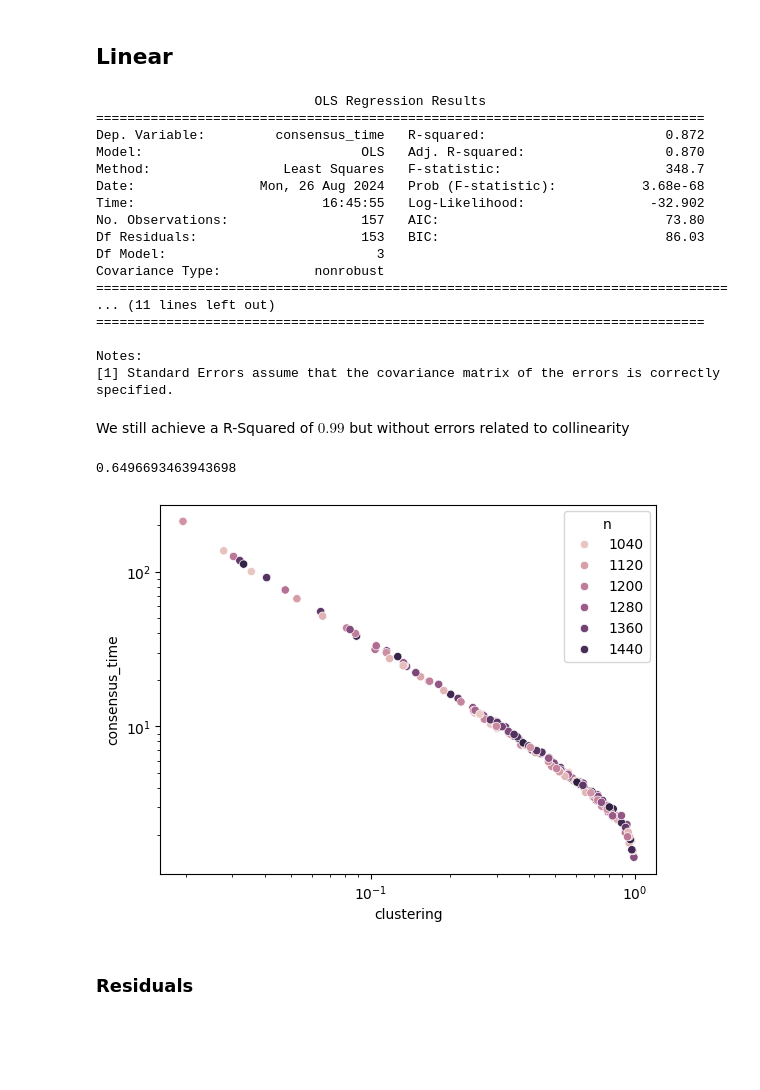
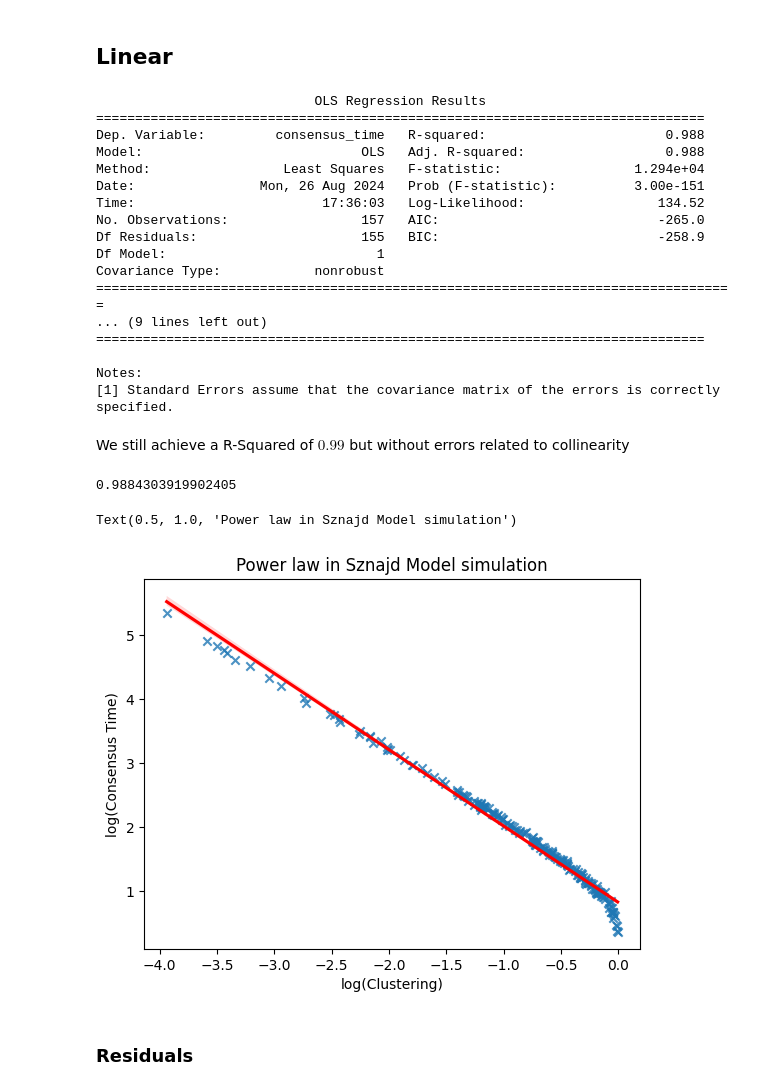
Before and after one commit to vitorfrois/SznajdNetworks, a Jupyter notebook: src/notebooks/2_regression_analysis.ipynb, the cells around one changed output. Saved outputs shown, nothing was run; the diff lists cells and outputs as text; code cells hidden in the pictures; blank space fills up the shorter version.

Commit message:
added regression power law lines

```diff
--- a/src/notebooks/2_regression_analysis.ipynb
+++ b/src/notebooks/2_regression_analysis.ipynb
@@ -92,7 +90,7 @@ X_test[FEATURES] = scaler.transform(X_test[FEATURES])
 ## Linear
 # %%
 mod = sm.OLS(
-    endog=np.log1p(y_train),
+    endog=np.log(y_train),
     exog=sm.add_constant(X_train[FEATURES]),
 )
 res = mod.fit()
@@ -100,17 +98,17 @@ print(res.summary())
 # %% [output]
                             OLS Regression Results
 ==============================================================================
-Dep. Variable:         consensus_time   R-squared:                       0.872
-Model:                            OLS   Adj. R-squared:                  0.870
-Method:                 Least Squares   F-statistic:                     348.7
-Date:                Mon, 26 Aug 2024   Prob (F-statistic):           3.68e-68
-Time:                        16:45:55   Log-Likelihood:                -32.902
-No. Observations:                 157   AIC:                             73.80
-Df Residuals:                     153   BIC:                             86.03
-Df Model:                           3
+Dep. Variable:         consensus_time   R-squared:                       0.988
+Model:                            OLS   Adj. R-squared:                  0.988
+Method:                 Least Squares   F-statistic:                 1.294e+04
+Date:                Mon, 26 Aug 2024   Prob (F-statistic):          3.00e-151
+Time:                        17:36:03   Log-Likelihood:                 134.52
+No. Observations:                 157   AIC:                            -265.0
+Df Residuals:                     155   BIC:                            -258.9
+Df Model:                           1
 Covariance Type:            nonrobust
-=================================================================================
-... (11 lines left out)
+==================================================================================
+... (9 lines left out)
 ==============================================================================
 
 Notes:
@@ -120,13 +118,6 @@ We still achieve a R-Squared of $0.99$ but without errors related to collinearit
 # %%
 y_pred = res.predict(sm.add_constant(X_test[FEATURES]))
 # %%
-adjusted_r2_score(y_pred, np.log1p(y_test), len(y_pred), len(UNCORRELATED_FEATURE_SUBSET))
+adjusted_r2_score(y_pred, np.log(y_test), len(y_pred), len(UNCORRELATED_FEATURE_SUBSET))
 # %% [output]
-0.6496693463943698
+0.9884303919902405
-# %%
-# sns.scatterplot(x=2-0.008*X['n']-0.8*X['closeness_log'], y=np.log1p(y), hue=X['n'])
-sns.scatterplot(x=X['clustering'], y=y, hue=X['n'])
-plt.xscale('log')
-plt.yscale('log')
-# %% [output]
-[figure, removed]
@@ -133,3 +127,11 @@ plt.yscale('log')
+# %%
+sns.regplot(x=np.log(X['clustering']), y=np.log(y), marker="x", line_kws=dict(color="r"))
+plt.xlabel('log(Clustering)')
+plt.ylabel('log(Consensus Time)')
+plt.title('Power law in Sznajd Model simulation')
+# %% [output]
+Text(0.5, 1.0, 'Power law in Sznajd Model simulation')
+[figure, added]
 # %% [markdown]
 ### Residuals
 # %%
```
Also changed, not shown: parts of 5 cells of this notebook, 2 other files.
